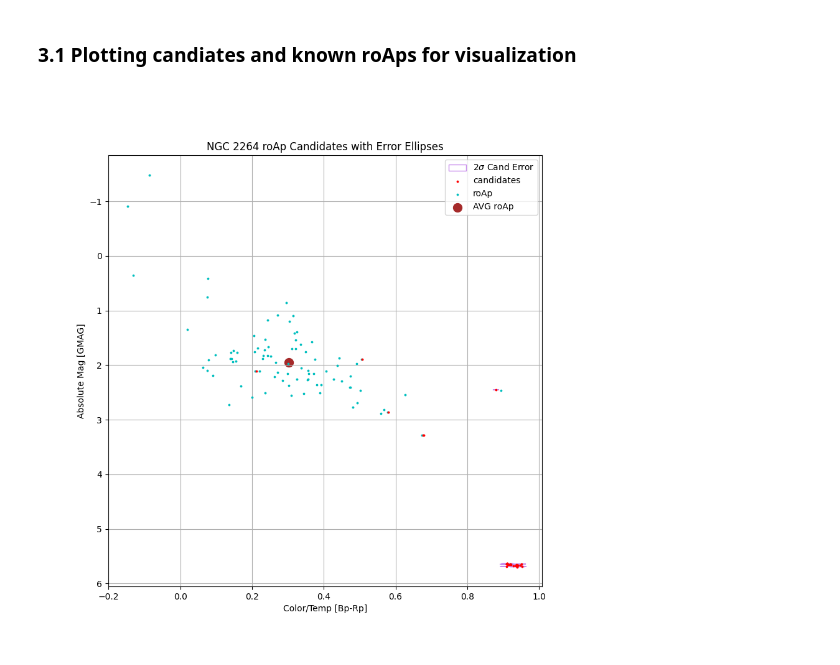
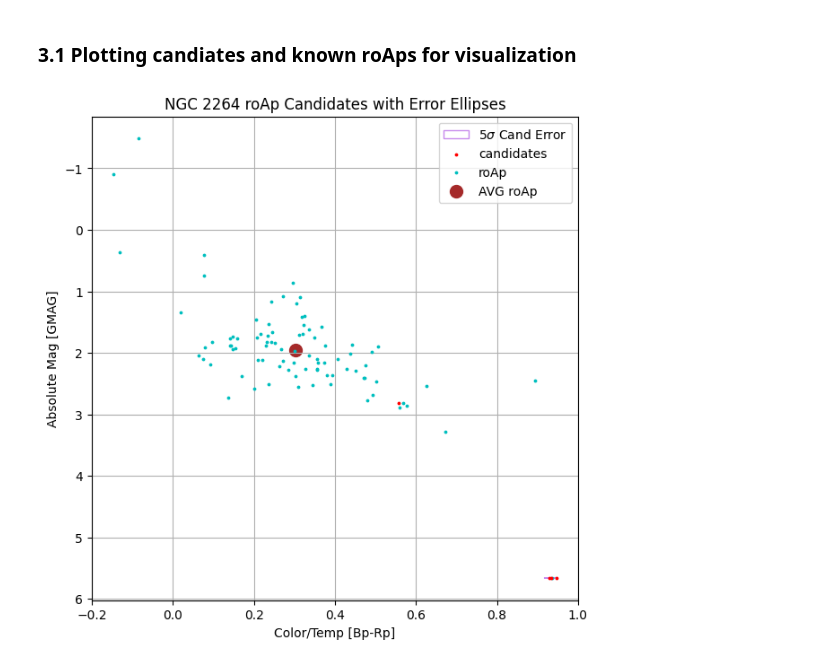
Before and after one commit to RavingRoss/roAp-Classification, a Jupyter notebook: Vectorization/**selection-classification.ipynb, the cells around one changed output. Cells and saved outputs as stored; diff of their text form; code cells hidden in the pictures.

```diff
--- a/Vectorization/**selection-classification.ipynb
+++ b/Vectorization/**selection-classification.ipynb
@@ -384,7 +387,7 @@ gmcet = gmce.transpose()
 bp_rp_cet = bp_rp_ce.transpose()
 # R squared values for Cluster and roAp mag error
 cands = []
-n = 2 # User change the number of sigmas
+n = 5 # User change the number of sigmas
 # Calculating the averages
 avgx = np.mean(xr)
 avgy = np.mean(yr)
@@ -421,32 +412,32 @@ cands.head(n=len(cands))
 # %%
 ub = cands['BP-RP']
 ua = cands['GMAG']
 xe = cands['BP-RP_Error']
 ye = cands['GMAG_Error']
 
-fig, ax = plt.subplots(1,figsize=(9,9))
+fig, ax = plt.subplots(1,figsize=(7,7))
 
 ellipse0 = [mpatches.Ellipse(xy=((ub)[p],(ua)[p]),width=(n*xe)[p],height=(n*ye)[p])
            for p in range(len(ua))]
 for e1 in ellipse0:
     ax.add_artist(e1)
     e1.set_facecolor(color='None')
     e1.set_edgecolor('#c88ced')
 e1.set_label(f'{n}$\sigma$ Cand Error')
 
 #plt.errorbar(ub,ua,yerr=c='red',label='Candidate',s=5,zorder=3)
 plt.scatter(x=ub,y=ua,c='r',label='candidates',s=3,zorder=3)
 plt.scatter(x=xr,y=yr,c='c',label='roAp',s=3,zorder=2)
 plt.scatter(avgx,avgy,c='brown',s=100,label='AVG roAp',zorder=1)
 
 plt.gca().invert_yaxis()
 
 plt.title('NGC 2264 roAp Candidates with Error Ellipses')
 plt.ylabel('Absolute Mag [GMAG]')
 plt.xlabel('Color/Temp [Bp-Rp]')
 plt.grid(zorder=1)
 plt.legend(loc='best')
 plt.savefig('Data/CMD with Cands')
 plt.show()
 # %% [output]
-[figure, old version]
+[figure, new version]
```
Also changed, not shown: parts of 13 cells of this notebook, 11 other files.
